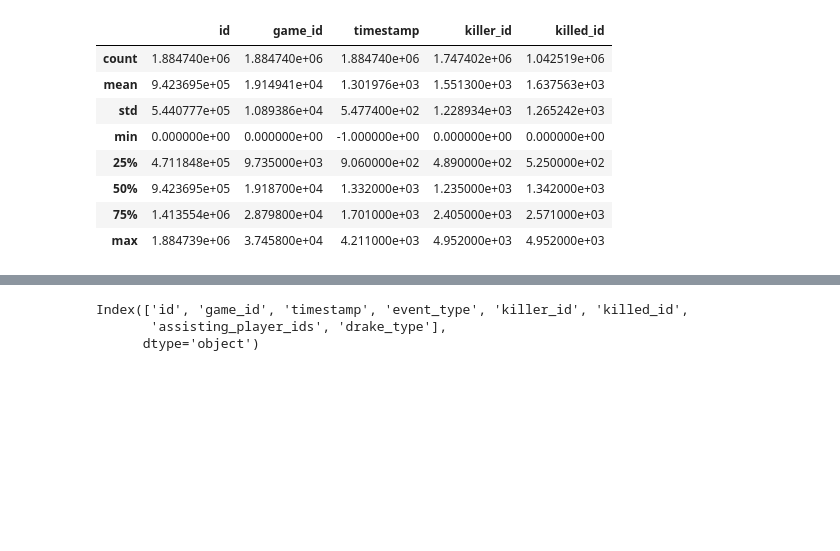
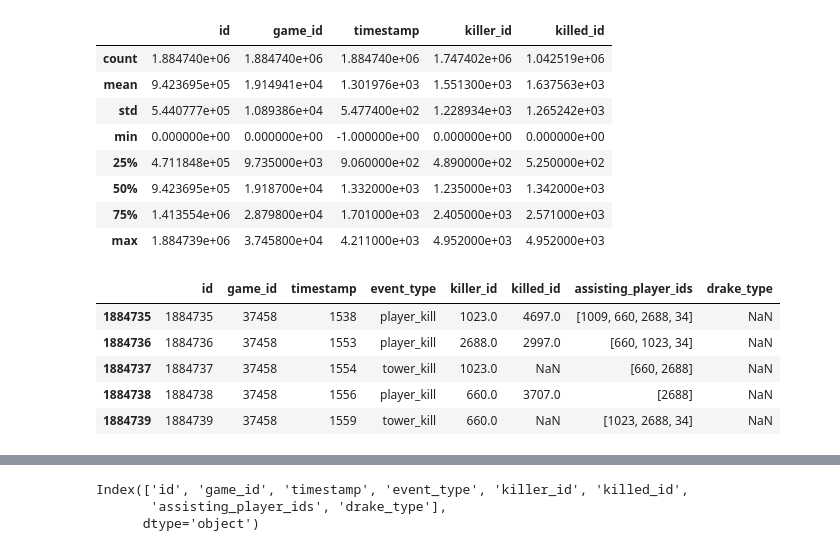
Before and after one commit to blaugrana11/ML-model_LoL, a Jupyter notebook: notebooks/model2.ipynb, the cells around one changed output, grey strips where cells are left out. Drawn from its saved outputs; the diff is of its cells as text; code cells hidden in the pictures; blank space fills up the shorter version.

```diff
--- a/notebooks/model2.ipynb
+++ b/notebooks/model2.ipynb
@@ -16,3 +16,13 @@ game_events_data.describe()
 | 50% | 9.423695e+05 | 1.918700e+04 | 1.332000e+03 | 1.235000e+03 | 1.342000e+03 |
 | 75% | 1.413554e+06 | 2.879800e+04 | 1.701000e+03 | 2.405000e+03 | 2.571000e+03 |
 | max | 1.884739e+06 | 3.745800e+04 | 4.211000e+03 | 4.952000e+03 | 4.952000e+03 |
+# %%
+game_events_data.tail()
+#23908
+# %% [output]
+|  | id | game_id | timestamp | event_type | killer_id | killed_id | assisting_player_ids | drake_type |
+| 1884735 | 1884735 | 37458 | 1538 | player_kill | 1023.0 | 4697.0 | [1009, 660, 2688, 34] | NaN |
+| 1884736 | 1884736 | 37458 | 1553 | player_kill | 2688.0 | 2997.0 | [660, 1023, 34] | NaN |
+| 1884737 | 1884737 | 37458 | 1554 | tower_kill | 1023.0 | NaN | [660, 2688] | NaN |
+| 1884738 | 1884738 | 37458 | 1556 | player_kill | 660.0 | 3707.0 | [2688] | NaN |
+| 1884739 | 1884739 | 37458 | 1559 | tower_kill | 660.0 | NaN | [1023, 2688, 34] | NaN |
```
Also changed, not shown: parts of 3 cells of this notebook, 4 other files.
